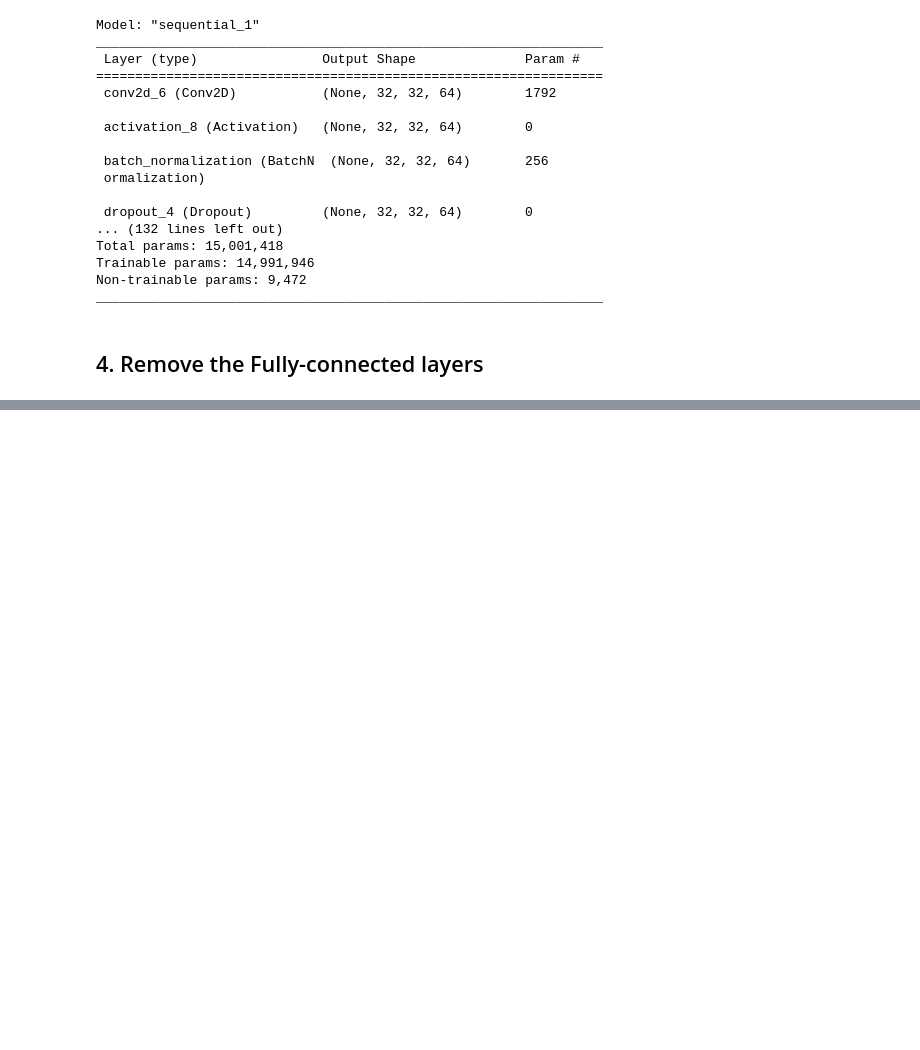
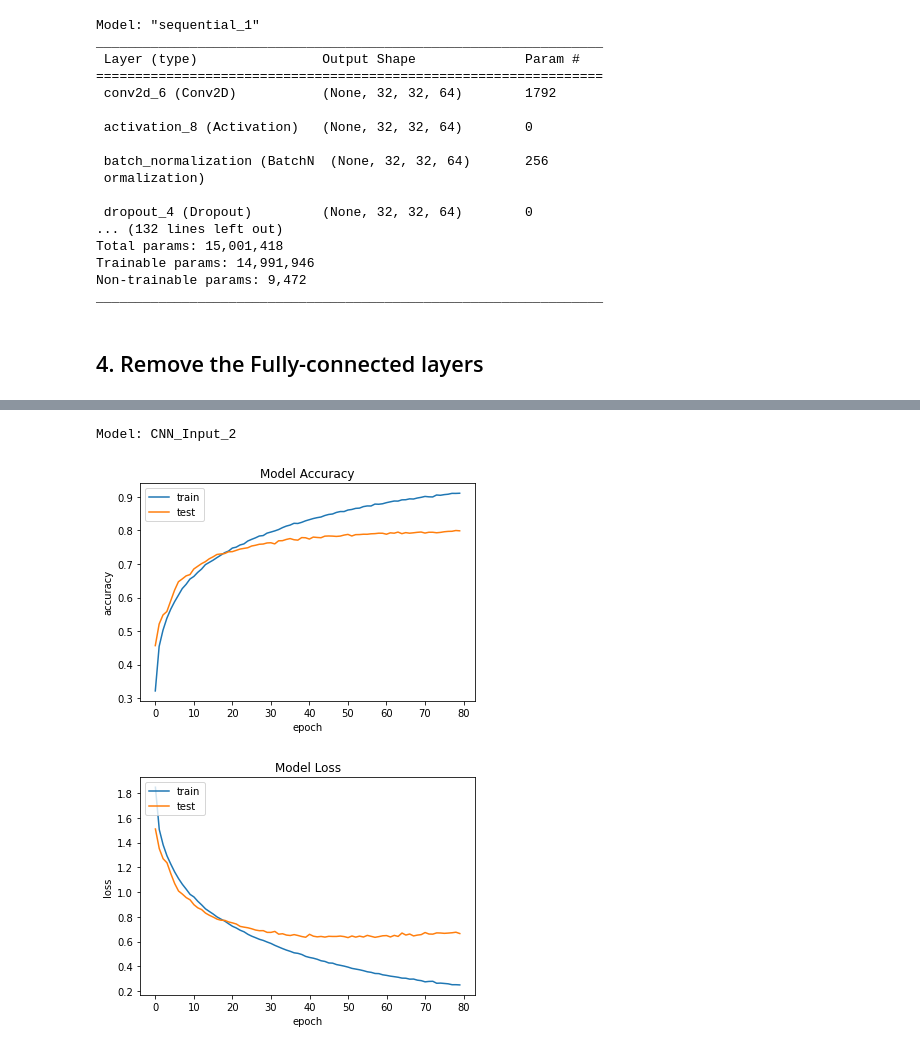
Before and after one commit to rfmmonteiro99/classify-img-features-with-gp, a Jupyter notebook: 1_cnn_cifar_data.ipynb, the cells around one changed output, grey strips where cells are left out. Drawn from its saved outputs; the diff is of its cells as text; code cells hidden in the pictures; blank space fills up the shorter version.

```diff
--- a/1_cnn_cifar_data.ipynb
+++ b/1_cnn_cifar_data.ipynb
@@ -844,0 +910,9 @@ Model: MLP_Input_1
+# %%
+index = 1
+print(f'Model: {model_names[index]}')
+
+plot_model_stats(history[index])
+# %% [output]
+Model: CNN_Input_2
+[figure, added]
+[figure, added]
```
Also changed, not shown: parts of 17 cells of this notebook.
